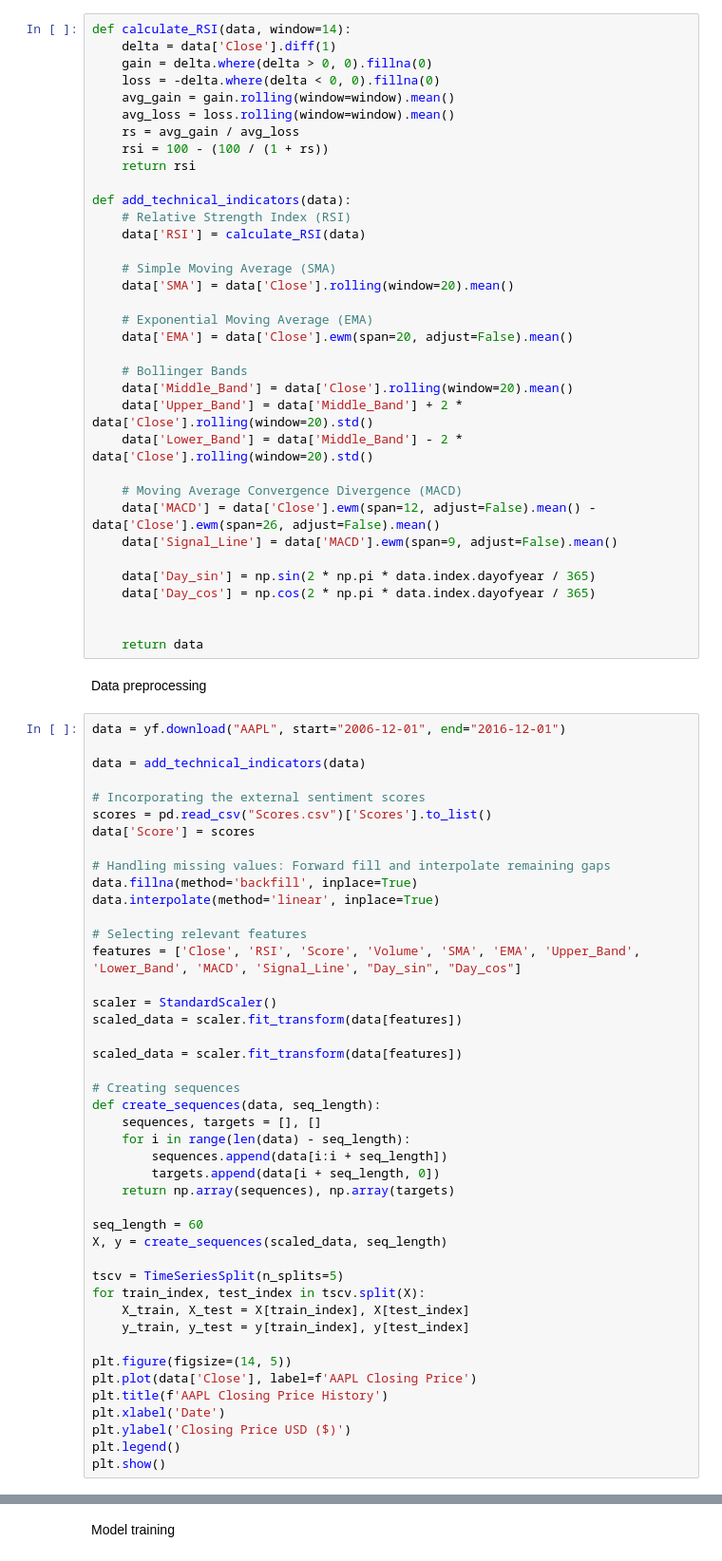
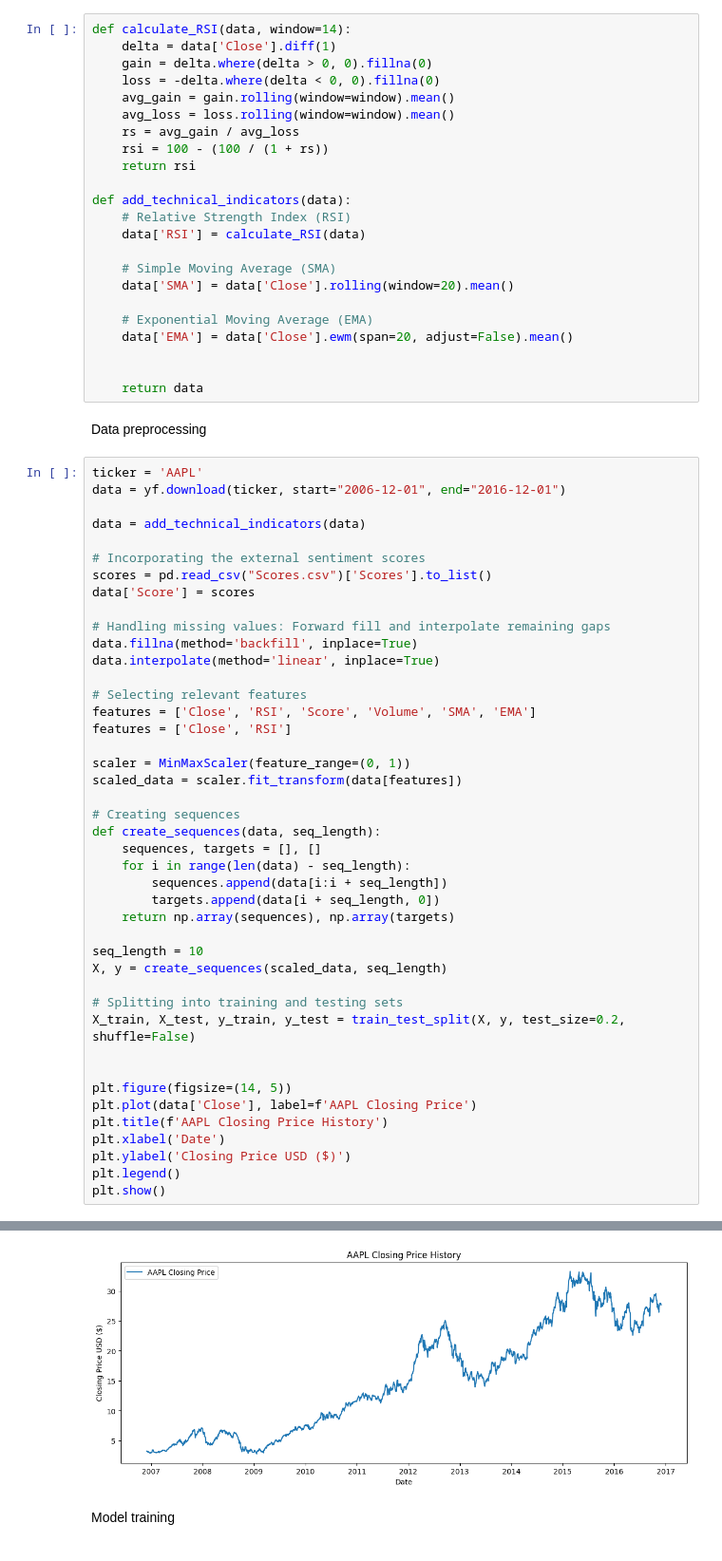
Before and after one commit to adirathodd/AAPL-Sentiment-Analysis, a Jupyter notebook: prediction.ipynb, the cells around one changed output, grey strips where cells are left out. Shown at 95% size. Cells and saved outputs as stored; diff of their text form.

```diff
--- a/prediction.ipynb
+++ b/prediction.ipynb
@@ -40,24 +41,13 @@ def add_technical_indicators(data):
     # Exponential Moving Average (EMA)
     data['EMA'] = data['Close'].ewm(span=20, adjust=False).mean()
 
-    # Bollinger Bands
-    data['Middle_Band'] = data['Close'].rolling(window=20).mean()
-    data['Upper_Band'] = data['Middle_Band'] + 2 * data['Close'].rolling(window=20).std()
-    data['Lower_Band'] = data['Middle_Band'] - 2 * data['Close'].rolling(window=20).std()
-
-    # Moving Average Convergence Divergence (MACD)
-    data['MACD'] = data['Close'].ewm(span=12, adjust=False).mean() - data['Close'].ewm(span=26, adjust=False).mean()
-    data['Signal_Line'] = data['MACD'].ewm(span=9, adjust=False).mean()
-
-    data['Day_sin'] = np.sin(2 * np.pi * data.index.dayofyear / 365)
-    data['Day_cos'] = np.cos(2 * np.pi * data.index.dayofyear / 365)
-
 
     return data
 # %% [markdown]
 Data preprocessing
 # %%
-data = yf.download("AAPL", start="2006-12-01", end="2016-12-01")
+ticker = 'AAPL'
+data = yf.download(ticker, start="2006-12-01", end="2016-12-01")
 
 data = add_technical_indicators(data)
 
@@ -70,11 +60,10 @@ data.fillna(method='backfill', inplace=True)
 data.interpolate(method='linear', inplace=True)
 
 # Selecting relevant features
-features = ['Close', 'RSI', 'Score', 'Volume', 'SMA', 'EMA', 'Upper_Band', 'Lower_Band', 'MACD', 'Signal_Line', "Day_sin", "Day_cos"]
+features = ['Close', 'RSI', 'Score', 'Volume', 'SMA', 'EMA']
+features = ['Close', 'RSI']
 
-scaler = StandardScaler()
-scaled_data = scaler.fit_transform(data[features])
-
+scaler = MinMaxScaler(feature_range=(0, 1))
 scaled_data = scaler.fit_transform(data[features])
 
 # Creating sequences
@@ -85,13 +74,12 @@ def create_sequences(data, seq_length):
         targets.append(data[i + seq_length, 0])
     return np.array(sequences), np.array(targets)
 
-seq_length = 60
+seq_length = 10
 X, y = create_sequences(scaled_data, seq_length)
 
-tscv = TimeSeriesSplit(n_splits=5)
-for train_index, test_index in tscv.split(X):
-    X_train, X_test = X[train_index], X[test_index]
-    y_train, y_test = y[train_index], y[test_index]
+# Splitting into training and testing sets
+X_train, X_test, y_train, y_test = train_test_split(X, y, test_size=0.2, shuffle=False)
+
 
 plt.figure(figsize=(14, 5))
 plt.plot(data['Close'], label=f'AAPL Closing Price')
@@ -100,3 +88,4 @@ plt.xlabel('Date')
 plt.ylabel('Closing Price USD ($)')
 plt.legend()
 plt.show()
+# %% [output]
@@ -103,3 +93,4 @@ plt.show()
+[figure, added]
 # %% [markdown]
 Model training
 # %%
```
Also changed, not shown: parts of 5 cells of this notebook.
